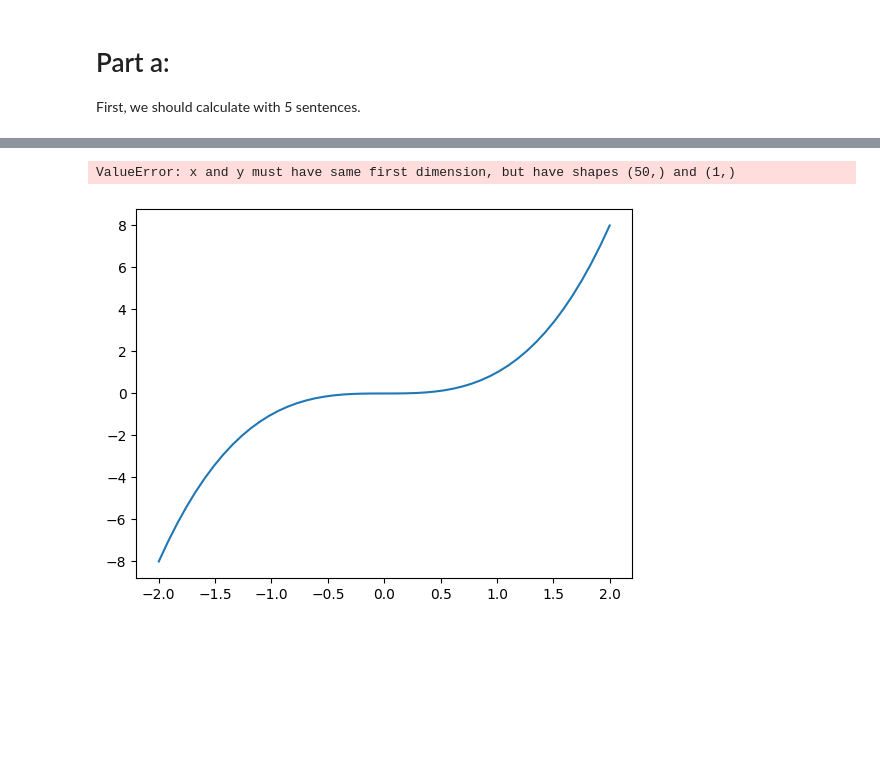
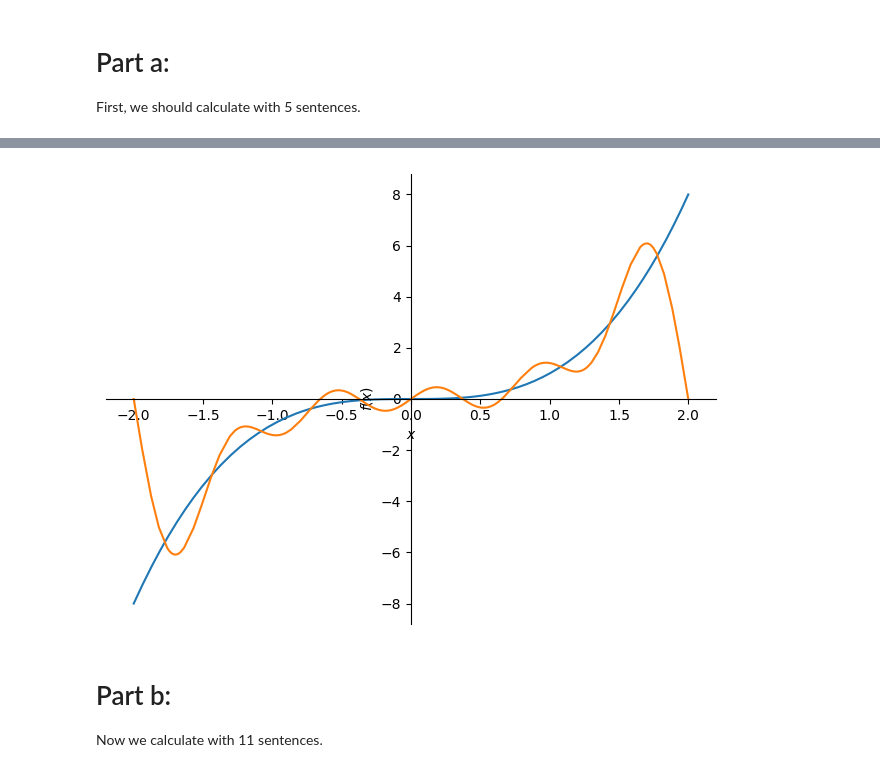
Before and after one commit to pooyanosk1382/numericalAnalysis, a Jupyter notebook: Fourier.ipynb, the cells around one changed output, grey strips where cells are left out. Drawn from its saved outputs; the diff is of its cells as text; code cells hidden in the pictures; blank space fills up the shorter version.

Commit message:
fourier is done

```diff
--- a/Fourier.ipynb
+++ b/Fourier.ipynb
@@ -26,8 +21,11 @@ ValueError: x and y must have same first dimension, but have shapes (50,) and (1
-# %%
-x = linspace(-2, 2)
-plt.plot(x, x**3)
-plt.plot(x, s)
-plt.show()
-# %% [output]
-ValueError: x and y must have same first dimension, but have shapes (50,) and (1,)
-[figure, removed]
+# %%
+f = x**3
+s = fourier_series(f, (x, -2, 2))
+s1 = s.truncate(5)
+p = plot(f, s1, (x, -2, 2), show=False, legend=False)
+p.show()
+# %% [output]
+[figure, added]
+# %% [markdown]
+# Part b:
+Now we calculate with 11 sentences.
```
Also changed, not shown: parts of 10 cells of this notebook.
